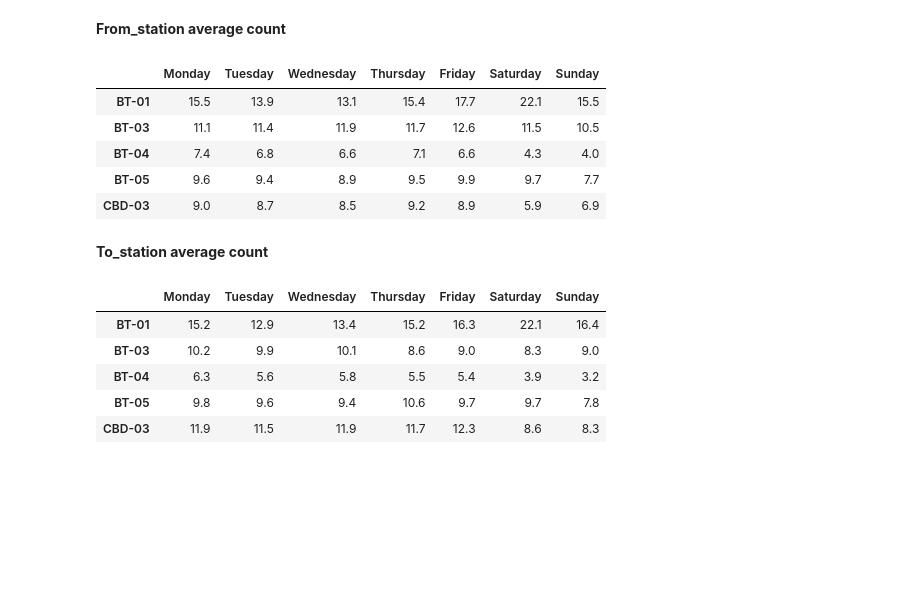
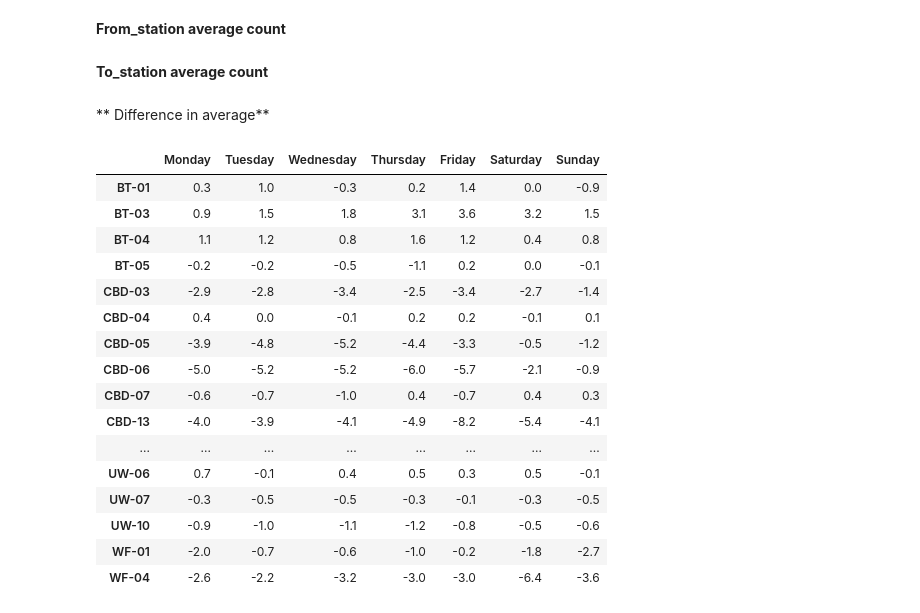
Before and after one commit to wangbeiqi199159/planets, a Jupyter notebook: HW3.ipynb, the cells around one changed output. Drawn from its saved outputs; the diff is of its cells as text; code cells hidden in the pictures; blank space fills up the shorter version.

```diff
--- a/HW3.ipynb
+++ b/HW3.ipynb
@@ -58,14 +58,6 @@ for i in range(0,7):
     station_mean = round(station_mean,1)
     ls_from.append(station_mean)
 df_from = pd.concat(ls_from, axis=1)
-df_from.head()
-# %% [output]
-|  | Monday | Tuesday | Wednesday | Thursday | Friday | Saturday | Sunday |
-| BT-01 | 15.5 | 13.9 | 13.1 | 15.4 | 17.7 | 22.1 | 15.5 |
-| BT-03 | 11.1 | 11.4 | 11.9 | 11.7 | 12.6 | 11.5 | 10.5 |
-| BT-04 | 7.4 | 6.8 | 6.6 | 7.1 | 6.6 | 4.3 | 4.0 |
-| BT-05 | 9.6 | 9.4 | 8.9 | 9.5 | 9.9 | 9.7 | 7.7 |
-| CBD-03 | 9.0 | 8.7 | 8.5 | 9.2 | 8.9 | 5.9 | 6.9 |
 # %% [markdown]
 **To_station average count**
 # %%
@@ -78,12 +70,27 @@ for i in range(0,7):
     station_mean = round(station_mean,1)
     ls_to.append(station_mean)
 df_to = pd.concat(ls_to, axis=1)
-df_to.head()
-# %% [output]
-|  | Monday | Tuesday | Wednesday | Thursday | Friday | Saturday | Sunday |
-| BT-01 | 15.2 | 12.9 | 13.4 | 15.2 | 16.3 | 22.1 | 16.4 |
-| BT-03 | 10.2 | 9.9 | 10.1 | 8.6 | 9.0 | 8.3 | 9.0 |
-| BT-04 | 6.3 | 5.6 | 5.8 | 5.5 | 5.4 | 3.9 | 3.2 |
-| BT-05 | 9.8 | 9.6 | 9.4 | 10.6 | 9.7 | 9.7 | 7.8 |
-| CBD-03 | 11.9 | 11.5 | 11.9 | 11.7 | 12.3 | 8.6 | 8.3 |
+# %% [markdown]
+** Difference in average**
+# %%
+df_diff = df_from - df_to
+df_diff
+# %% [output]
+|  | Monday | Tuesday | Wednesday | Thursday | Friday | Saturday | Sunday |
+| BT-01 | 0.3 | 1.0 | -0.3 | 0.2 | 1.4 | 0.0 | -0.9 |
+| BT-03 | 0.9 | 1.5 | 1.8 | 3.1 | 3.6 | 3.2 | 1.5 |
+| BT-04 | 1.1 | 1.2 | 0.8 | 1.6 | 1.2 | 0.4 | 0.8 |
+| BT-05 | -0.2 | -0.2 | -0.5 | -1.1 | 0.2 | 0.0 | -0.1 |
+| CBD-03 | -2.9 | -2.8 | -3.4 | -2.5 | -3.4 | -2.7 | -1.4 |
+| CBD-04 | 0.4 | 0.0 | -0.1 | 0.2 | 0.2 | -0.1 | 0.1 |
+| CBD-05 | -3.9 | -4.8 | -5.2 | -4.4 | -3.3 | -0.5 | -1.2 |
+| CBD-06 | -5.0 | -5.2 | -5.2 | -6.0 | -5.7 | -2.1 | -0.9 |
+| CBD-07 | -0.6 | -0.7 | -1.0 | 0.4 | -0.7 | 0.4 | 0.3 |
+| CBD-13 | -4.0 | -3.9 | -4.1 | -4.9 | -8.2 | -5.4 | -4.1 |
+| ... | ... | ... | ... | ... | ... | ... | ... |
+| UW-06 | 0.7 | -0.1 | 0.4 | 0.5 | 0.3 | 0.5 | -0.1 |
+| UW-07 | -0.3 | -0.5 | -0.5 | -0.3 | -0.1 | -0.3 | -0.5 |
+| UW-10 | -0.9 | -1.0 | -1.1 | -1.2 | -0.8 | -0.5 | -0.6 |
+| WF-01 | -2.0 | -0.7 | -0.6 | -1.0 | -0.2 | -1.8 | -2.7 |
+| WF-04 | -2.6 | -2.2 | -3.2 | -3.0 | -3.0 | -6.4 | -3.6 |
 # %% [markdown]
```
Also changed, not shown: parts of 3 cells of this notebook.
